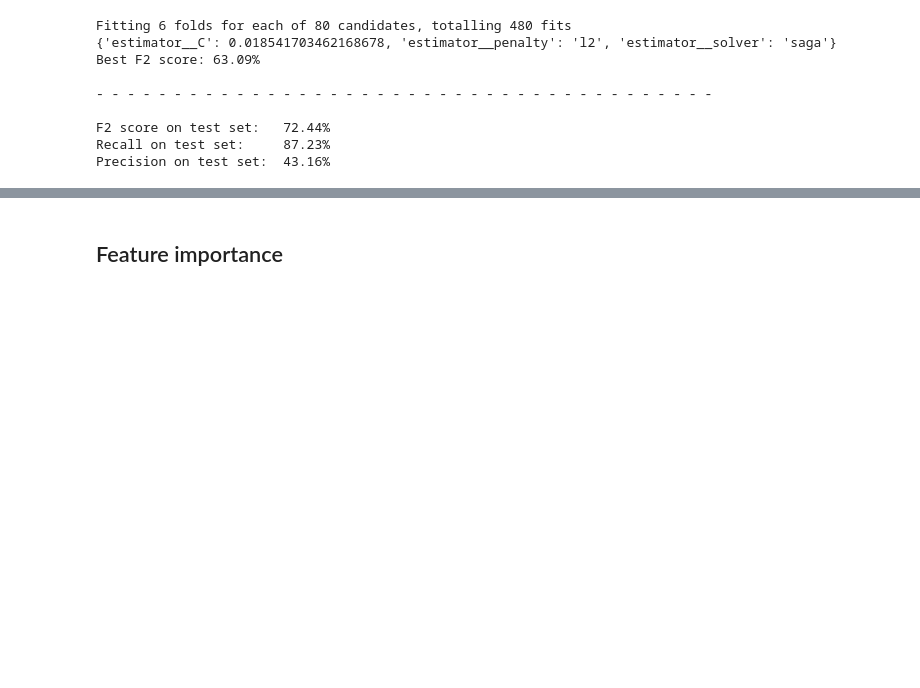
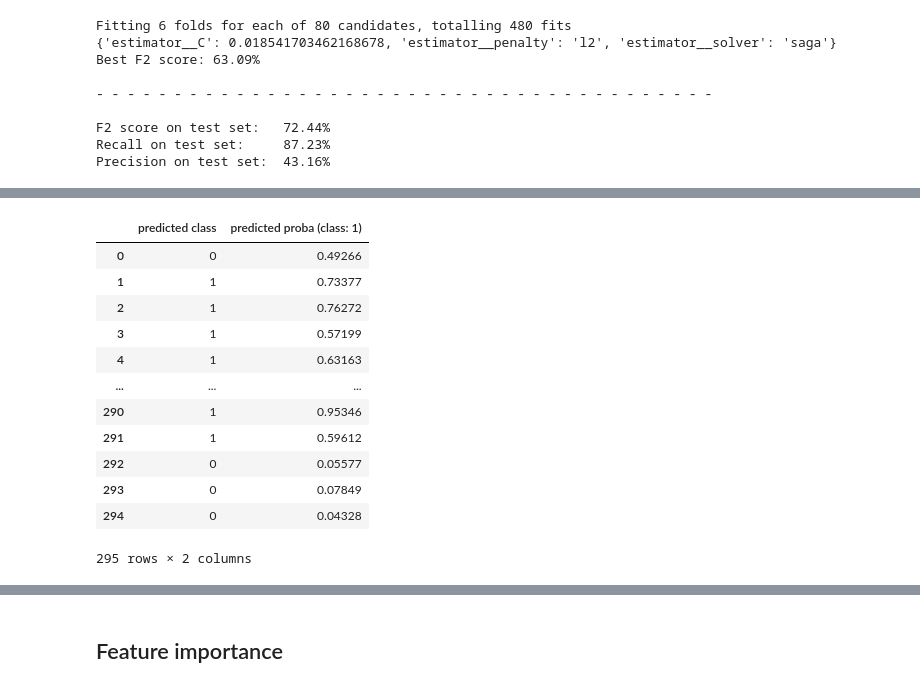
Before and after one commit to christianroden/Portfolinoes, a Jupyter notebook: Notebooks/RF_Log.ipynb, the cells around one changed output, grey strips where cells are left out. Cells and saved outputs as stored; diff of their text form; code cells hidden in the pictures; blank space fills up the shorter version.

```diff
--- a/Notebooks/RF_Log.ipynb
+++ b/Notebooks/RF_Log.ipynb
@@ -708,3 +786,22 @@ graph_roc = plot_roc(pipe_log, Xtest_feat_sel, ytest)
+# %%
+# predicted threshold - another way of controlling recall vs precision
+
+df_pred = pd.DataFrame({'predicted class': ypred, 'predicted proba (class: 1)': pipe_log.best_estimator_.predict_proba(Xtest_feat_sel)[:,1]})
+df_pred
+# %% [output]
+|  | predicted class | predicted proba (class: 1) |
+| 0 | 0 | 0.49266 |
+| 1 | 1 | 0.73377 |
+| 2 | 1 | 0.76272 |
+| 3 | 1 | 0.57199 |
+| 4 | 1 | 0.63163 |
+| ... | ... | ... |
+| 290 | 1 | 0.95346 |
+| 291 | 1 | 0.59612 |
+| 292 | 0 | 0.05577 |
+| 293 | 0 | 0.07849 |
+| 294 | 0 | 0.04328 |
+295 rows × 2 columns
 # %%
 # increase the precision of result's display
 pd.options.display.float_format = '{:.5f}'.format
```
Also changed, not shown: parts of 10 cells of this notebook.
